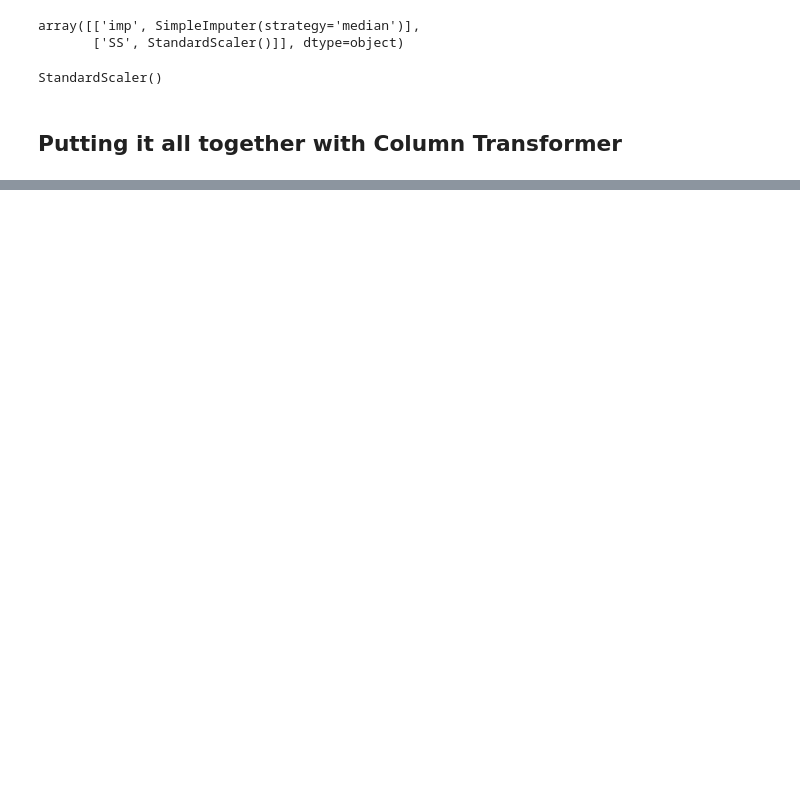
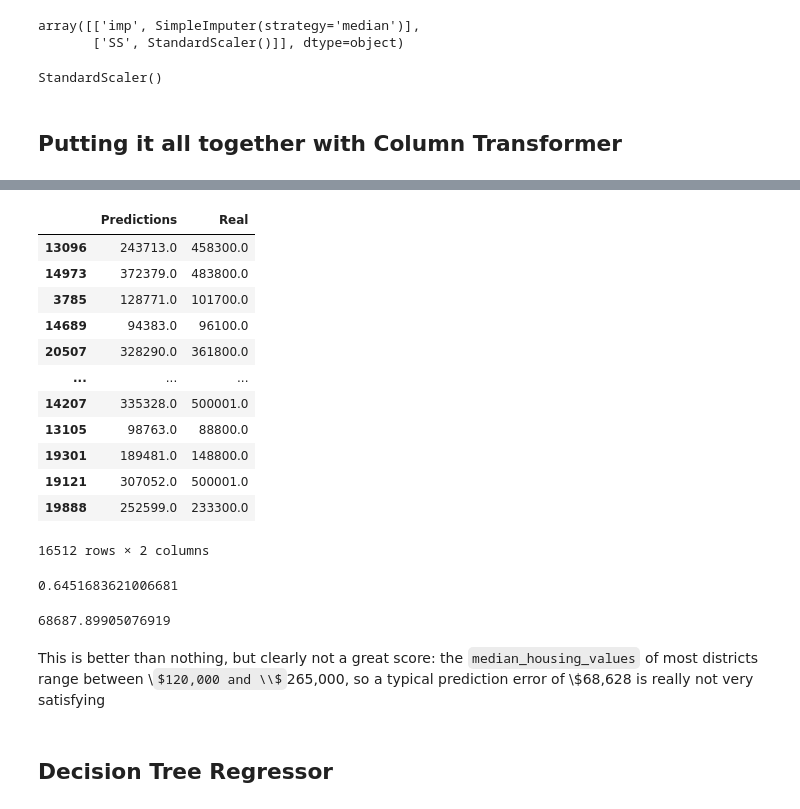
Before and after one commit to mduncan23/badal-book, a Jupyter notebook: Chapter 1 and 2.ipynb, the cells around one changed output, grey strips where cells are left out. Cells and saved outputs as stored; diff of their text form; code cells hidden in the pictures; some formulas as TeX source; blank space fills up the shorter version.

```diff
--- a/Chapter 1 and 2.ipynb
+++ b/Chapter 1 and 2.ipynb
@@ -1424,0 +1607,8 @@ preprocessing = ColumnTransformer([
+# %%
+# create another pipeline
+lin_reg = Pipeline([
+    ('transform', preprocessing),
+    ('model', LinearRegression())
+])
+
+lin_reg.fit(housing, housing_labels)
@@ -1424,0 +1633,32 @@ preprocessing = ColumnTransformer([
+# %%
+# get predictions
+housing_predictions = lin_reg.predict(housing)
+# %%
+# make df to store predictions
+prediction_df = pd.DataFrame(housing_predictions,
+                            columns=['Predictions'],
+                            index= housing_labels.index)
+# %%
+# adding the real values
+prediction_df['Real'] = housing_labels.values
+# %%
+prediction_df
+# %% [output]
+|  | Predictions | Real |
+| 13096 | 243713.0 | 458300.0 |
+| 14973 | 372379.0 | 483800.0 |
+| 3785 | 128771.0 | 101700.0 |
+| 14689 | 94383.0 | 96100.0 |
+| 20507 | 328290.0 | 361800.0 |
+| ... | ... | ... |
+| 14207 | 335328.0 | 500001.0 |
+| 13105 | 98763.0 | 88800.0 |
+| 19301 | 189481.0 | 148800.0 |
+| 19121 | 307052.0 | 500001.0 |
+| 19888 | 252599.0 | 233300.0 |
+16512 rows × 2 columns
+# %%
+# check the score
+lin_reg.score(housing, housing_labels)
+# %% [output]
+0.6451683621006681
@@ -1424,0 +1668,8 @@ preprocessing = ColumnTransformer([
+# %%
+lin_rmse
+# %% [output]
+68687.89905076919
+# %% [markdown]
+This is better than nothing, but clearly not a great score: the `median_housing_values` of most districts range between \\$120,000 and \\$265,000, so a typical prediction error of \\$68,628 is really not very satisfying
+# %% [markdown]
+## Decision Tree Regressor
```
Also changed, not shown: parts of 40 cells of this notebook.
